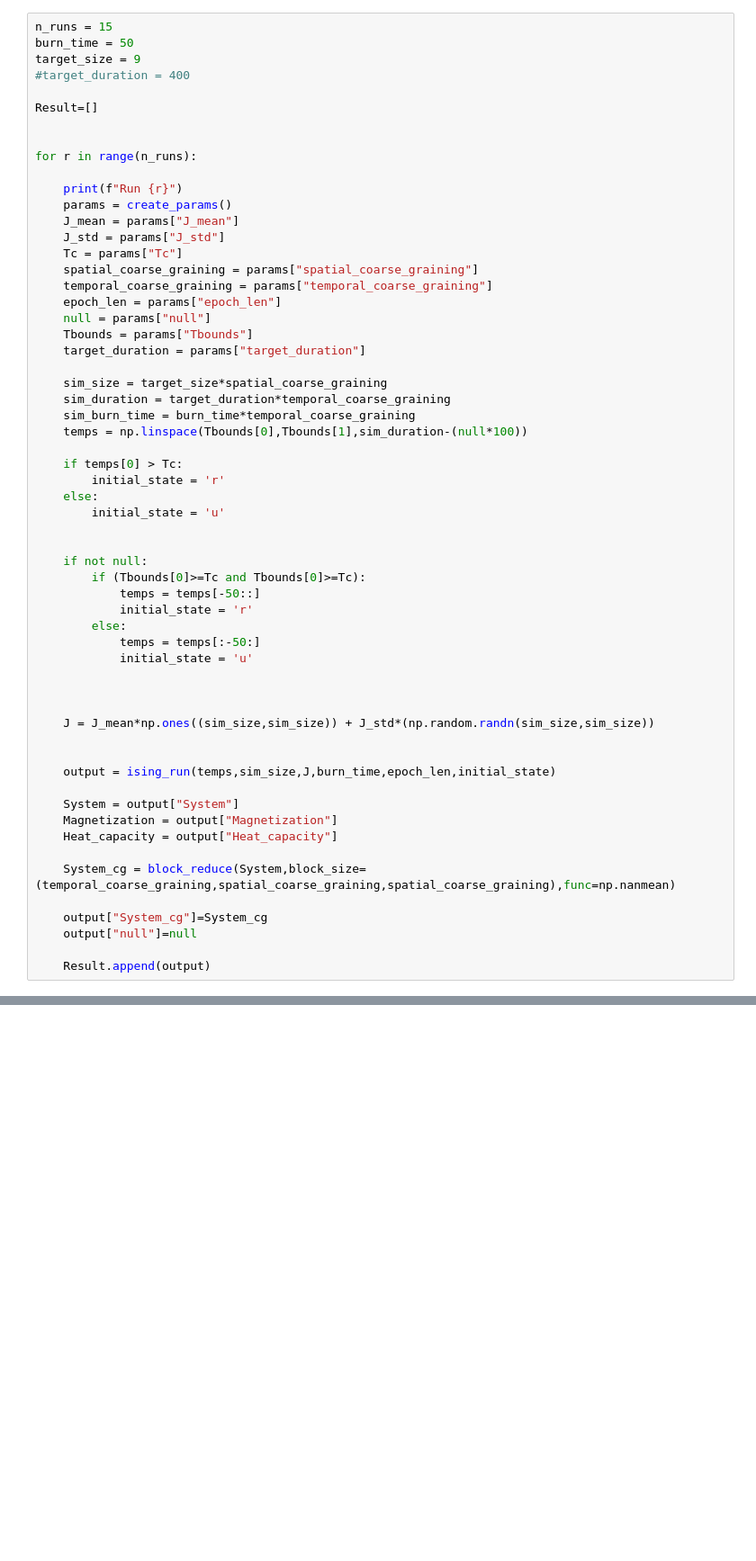
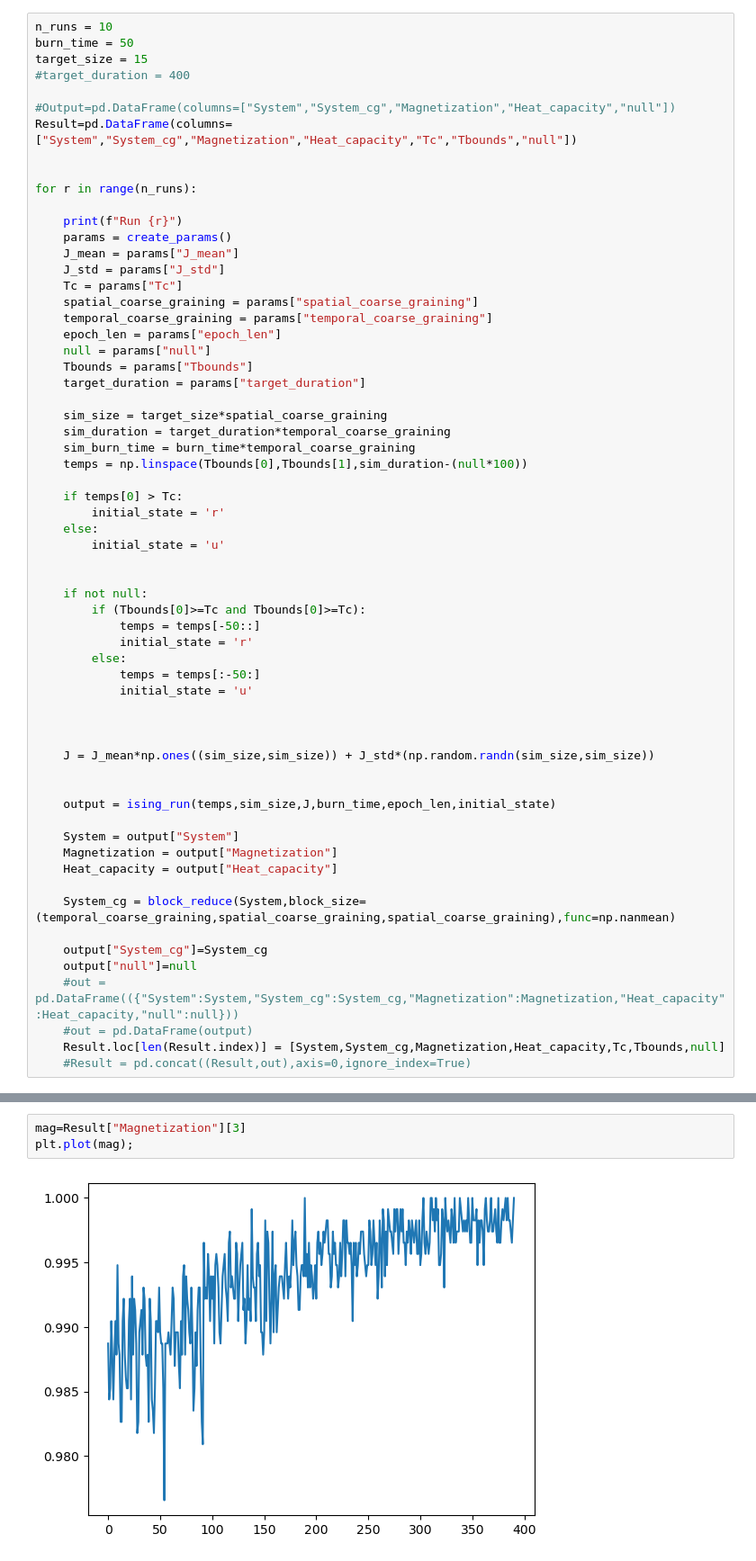
Before and after one commit to Arshiaeb/Research, a Jupyter notebook: A_Ising.ipynb, the cells around one changed output, grey strips where cells are left out. Shown: that part at 90% size. Drawn from its saved outputs; the diff is of its cells as text; blank space fills up the shorter version.

```diff
--- a/A_Ising.ipynb
+++ b/A_Ising.ipynb
@@ -251,10 +348,11 @@ def ising_run(temps, size, J, burn_time, epoch_len, initial_state):
 # %%
-n_runs = 15
+n_runs = 10
 burn_time = 50
-target_size = 9
+target_size = 15
 #target_duration = 400
 
-Result=[]
+#Output=pd.DataFrame(columns=["System","System_cg","Magnetization","Heat_capacity","null"])
+Result=pd.DataFrame(columns=["System","System_cg","Magnetization","Heat_capacity","Tc","Tbounds","null"])
 
 
 for r in range(n_runs):
@@ -305,8 +403,10 @@ for r in range(n_runs):
 
     output["System_cg"]=System_cg
     output["null"]=null
-
-    Result.append(output)
+    #out = pd.DataFrame(({"System":System,"System_cg":System_cg,"Magnetization":Magnetization,"Heat_capacity":Heat_capacity,"null":null}))
+    #out = pd.DataFrame(output)
+    Result.loc[len(Result.index)] = [System,System_cg,Magnetization,Heat_capacity,Tc,Tbounds,null]
+    #Result = pd.concat((Result,out),axis=0,ignore_index=True)
 # %% [output]
 Run 0
 Run 1
@@ -422,0 +438,5 @@ def compute_ews(s,t_roll_window):
+# %%
+mag=Result["Magnetization"][3]
+plt.plot(mag);
+# %% [output]
+[figure, added]
```
Also changed, not shown: parts of 7 cells of this notebook.
